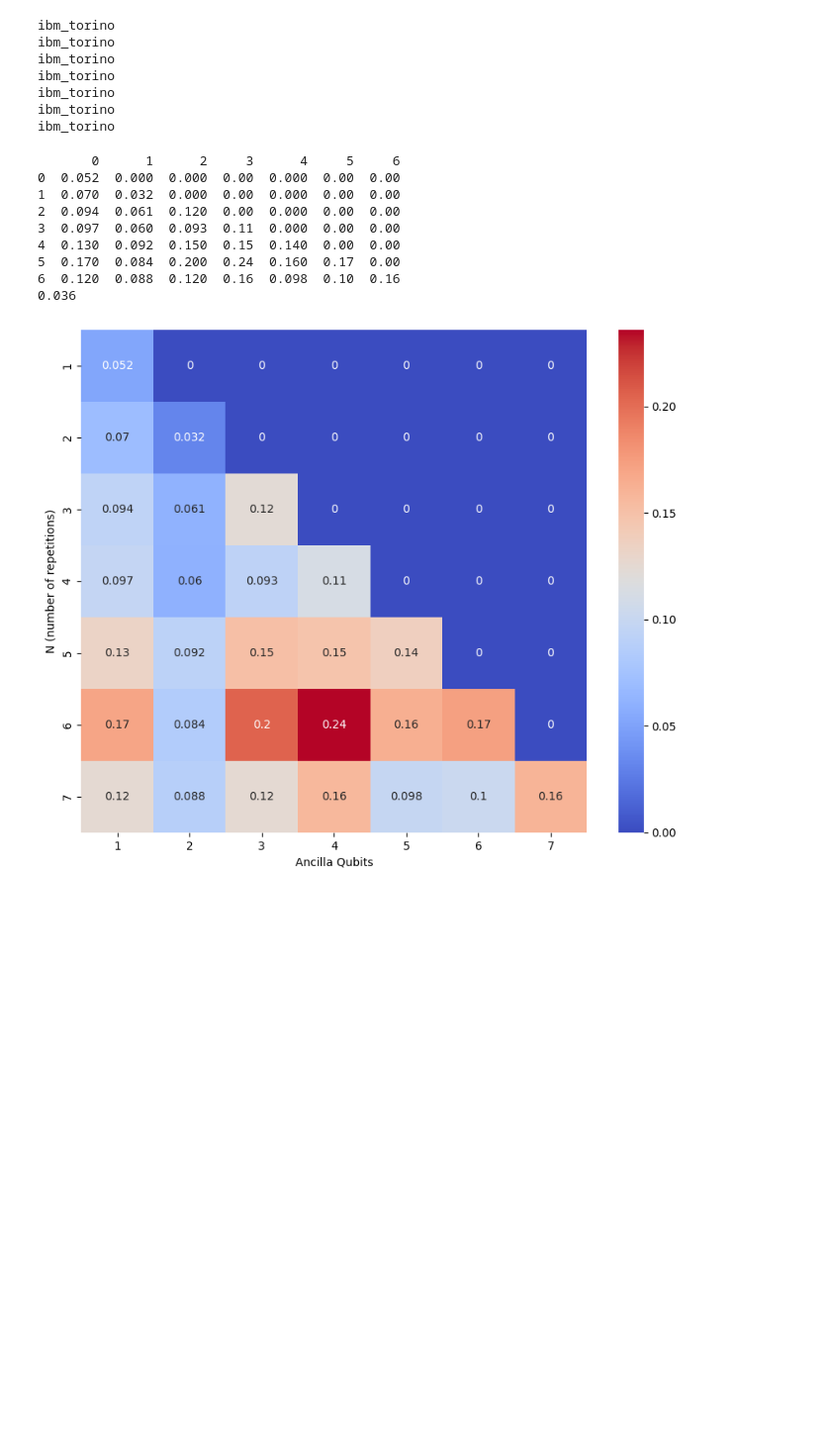
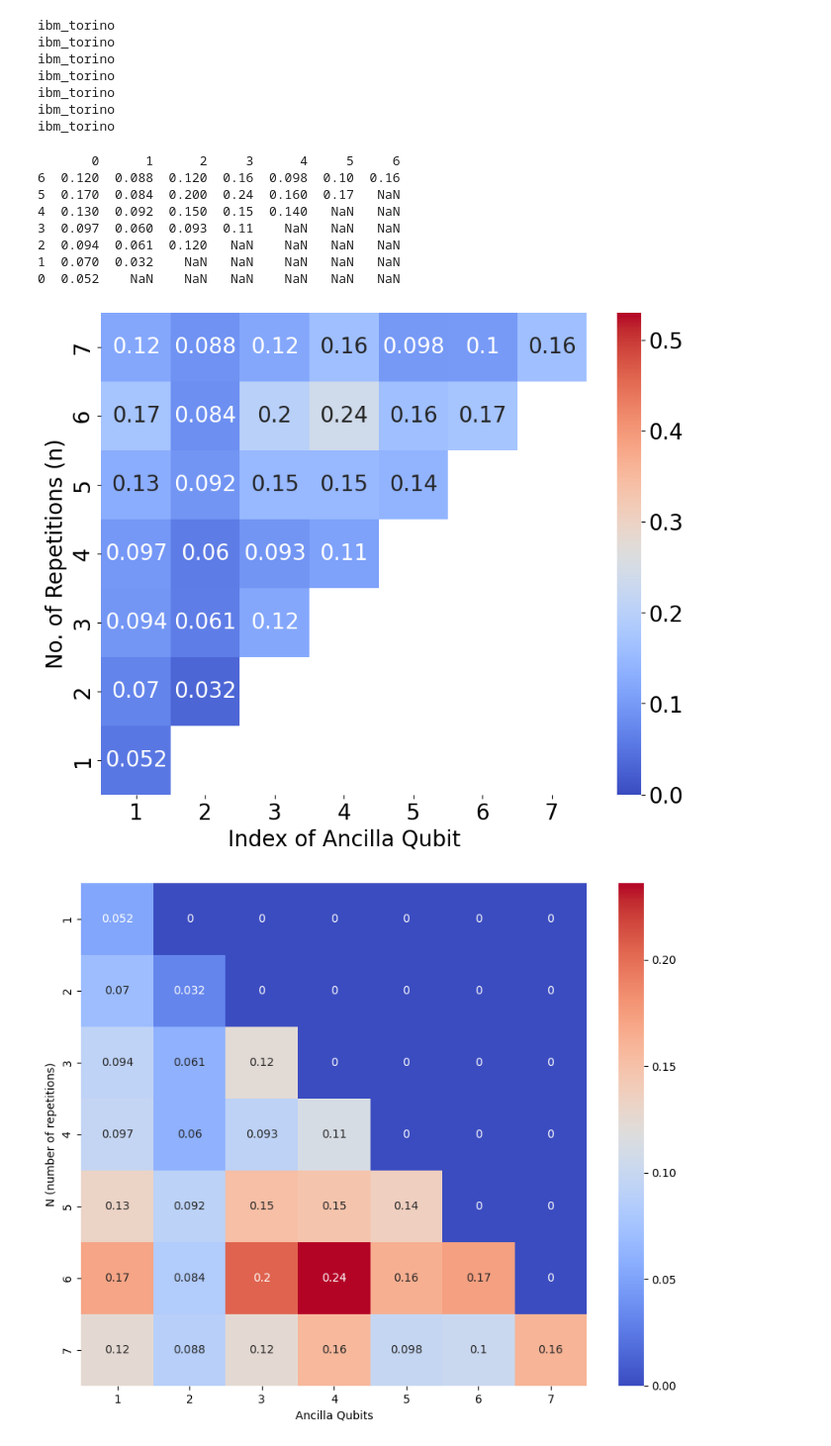
Before and after one commit to huyenemma/qt-native-gate-optimization, a Jupyter notebook: ibm_experiment.ipynb, the cells around one changed output. Shown at 99% size. Drawn from its saved outputs; the diff is of its cells as text; code cells hidden in the pictures; blank space fills up the shorter version.

```diff
--- a/ibm_experiment.ipynb
+++ b/ibm_experiment.ipynb
@@ -146,28 +139,28 @@ ibm_torino
 # %%
 fr2 = """
 0.052
 0.07	0.032
 0.094	0.061	0.12
 0.097	0.06	0.093	0.11
 0.13	0.092	0.15	0.15	0.14
 0.17	0.084	0.2	0.24	0.16	0.17
 0.12	0.088	0.12	0.16	0.098	0.1	0.16"""
 
 fr2 = utils.create_df(fr2)
 print(fr2)
 
-plag2_fr = fresh.plag_error_rate(fr2, n)
-print(plag2_fr)
+
+fresh.plot_heatmap(fr2, 0)
 # %% [output]
        0      1      2     3      4     5     6
-0  0.052  0.000  0.000  0.00  0.000  0.00  0.00
-1  0.070  0.032  0.000  0.00  0.000  0.00  0.00
-2  0.094  0.061  0.120  0.00  0.000  0.00  0.00
-3  0.097  0.060  0.093  0.11  0.000  0.00  0.00
-4  0.130  0.092  0.150  0.15  0.140  0.00  0.00
-5  0.170  0.084  0.200  0.24  0.160  0.17  0.00
 6  0.120  0.088  0.120  0.16  0.098  0.10  0.16
-0.036
+5  0.170  0.084  0.200  0.24  0.160  0.17   NaN
+4  0.130  0.092  0.150  0.15  0.140   NaN   NaN
+3  0.097  0.060  0.093  0.11    NaN   NaN   NaN
+2  0.094  0.061  0.120   NaN    NaN   NaN   NaN
+1  0.070  0.032    NaN   NaN    NaN   NaN   NaN
+0  0.052    NaN    NaN   NaN    NaN   NaN   NaN
+[figure, added]
 # %%
 fresh.plot_heatmap(results_2fr, opt_level)
 
```
Also changed, not shown: parts of 5 cells of this notebook, 18 other files.
